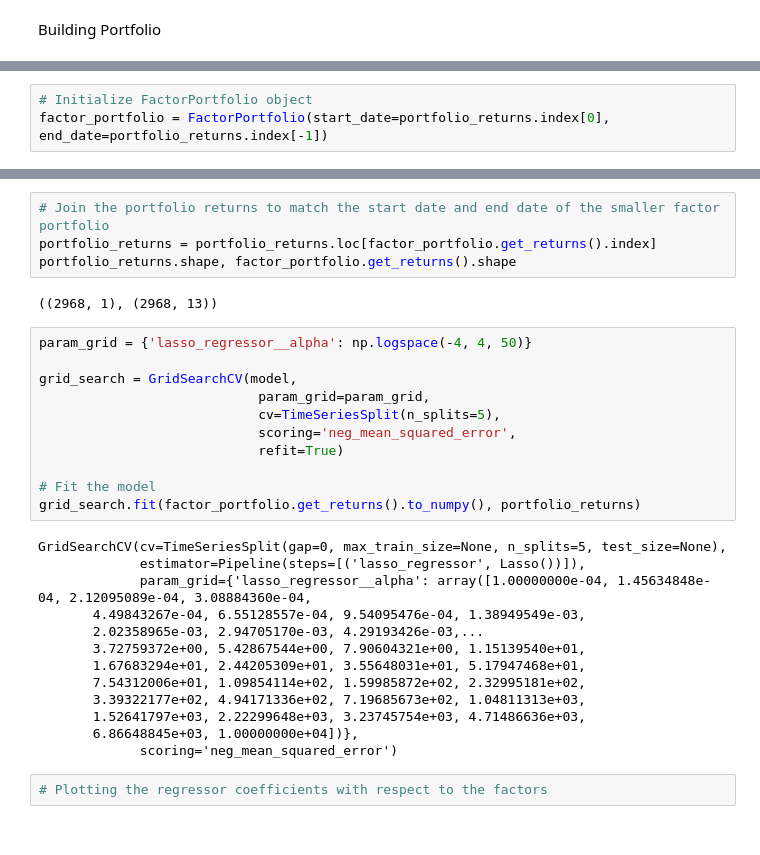
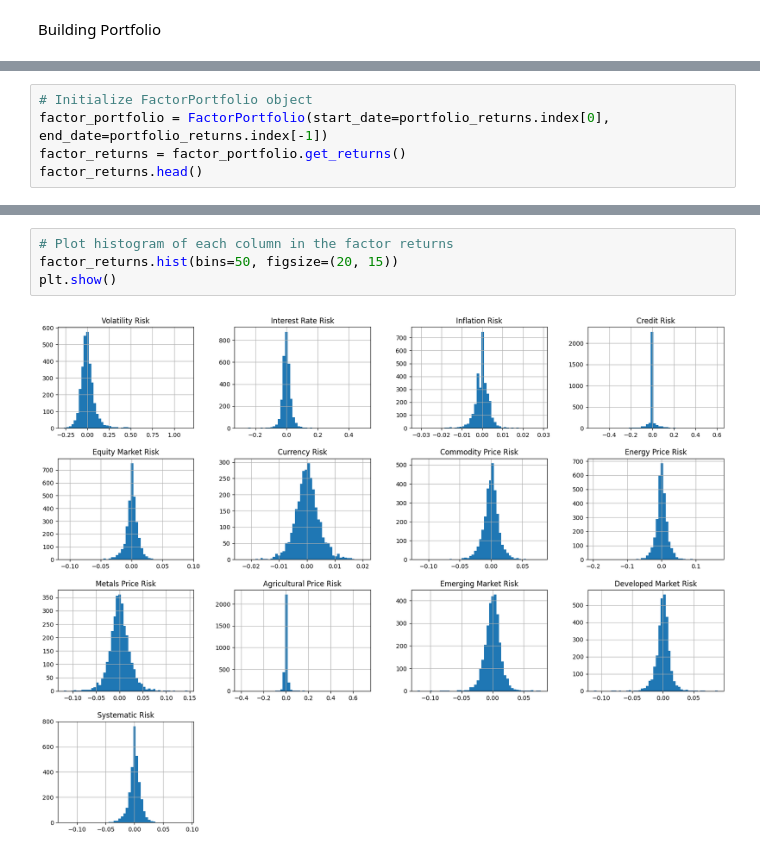
Before and after one commit to AlgoGators/factor_model, a Jupyter notebook: factorModeling.ipynb, the cells around one changed output, grey strips where cells are left out. Cells and saved outputs as stored; diff of their text form.

```diff
--- a/factorModeling.ipynb
+++ b/factorModeling.ipynb
@@ -23,6 +46,8 @@ Contract 5 / 40 (HG) added to the portfolio.
 # %%
 # Initialize FactorPortfolio object
 factor_portfolio = FactorPortfolio(start_date=portfolio_returns.index[0], end_date=portfolio_returns.index[-1])
+factor_returns = factor_portfolio.get_returns()
+factor_returns.head()
 # %% [output]
 FactorPortfolio initialized with start date: 1987-01-13 00:00:00 and end date: 2023-01-26 00:00:00
 [*********************100%%**********************]  1 of 1 completed
@@ -73,32 +73,6 @@ model.get_params()
-# %%
-# Join the portfolio returns to match the start date and end date of the smaller factor portfolio
-portfolio_returns = portfolio_returns.loc[factor_portfolio.get_returns().index]
-portfolio_returns.shape, factor_portfolio.get_returns().shape
-# %% [output]
-((2968, 1), (2968, 13))
-# %%
-param_grid = {'lasso_regressor__alpha': np.logspace(-4, 4, 50)}
-
-grid_search = GridSearchCV(model,
-                            param_grid=param_grid,
-                            cv=TimeSeriesSplit(n_splits=5),
-                            scoring='neg_mean_squared_error',
-                            refit=True)
-
-# Fit the model
-grid_search.fit(factor_portfolio.get_returns().to_numpy(), portfolio_returns)
-# %% [output]
-GridSearchCV(cv=TimeSeriesSplit(gap=0, max_train_size=None, n_splits=5, test_size=None),
-             estimator=Pipeline(steps=[('lasso_regressor', Lasso())]),
-             param_grid={'lasso_regressor__alpha': array([1.00000000e-04, 1.45634848e-04, 2.12095089e-04, 3.08884360e-04,
-       4.49843267e-04, 6.55128557e-04, 9.54095476e-04, 1.38949549e-03,
-       2.02358965e-03, 2.94705170e-03, 4.29193426e-03,...
-       3.72759372e+00, 5.42867544e+00, 7.90604321e+00, 1.15139540e+01,
-       1.67683294e+01, 2.44205309e+01, 3.55648031e+01, 5.17947468e+01,
-       7.54312006e+01, 1.09854114e+02, 1.59985872e+02, 2.32995181e+02,
-       3.39322177e+02, 4.94171336e+02, 7.19685673e+02, 1.04811313e+03,
-       1.52641797e+03, 2.22299648e+03, 3.23745754e+03, 4.71486636e+03,
-       6.86648845e+03, 1.00000000e+04])},
-             scoring='neg_mean_squared_error')
-# %%
-# Plotting the regressor coefficients with respect to the factors
+# %%
+# Plot histogram of each column in the factor returns
+factor_returns.hist(bins=50, figsize=(20, 15))
+plt.show()
+# %% [output]
+[figure, added]
```
Also changed, not shown: parts of 10 cells of this notebook, 1 other file.
